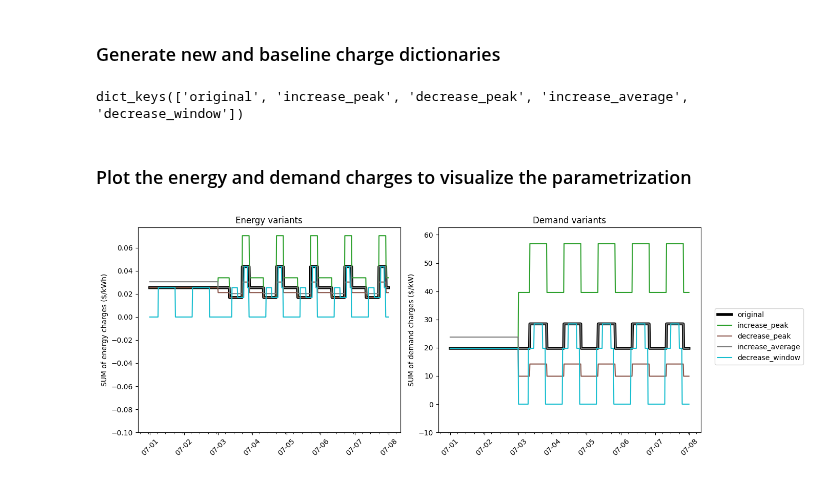
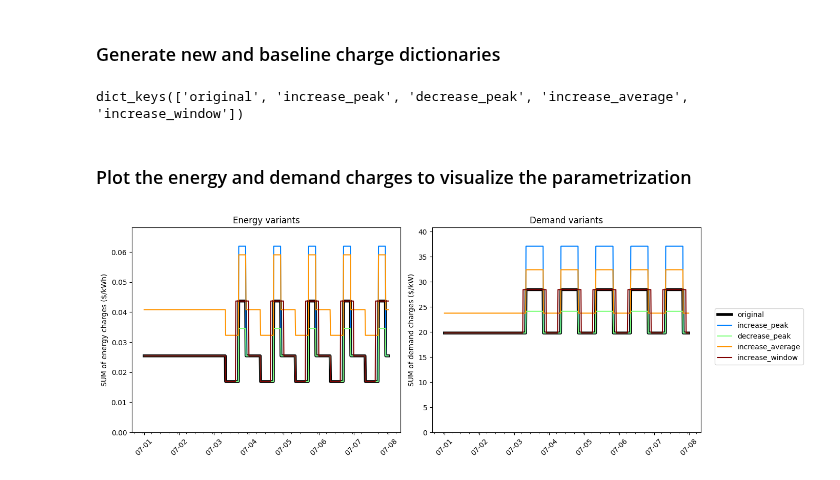
Before and after one commit to we3lab/eeco, a Jupyter notebook: examples/example_parametrize_charges.ipynb, the cells around one changed output. Saved outputs shown, nothing was run; the diff lists cells and outputs as text; code cells hidden in the pictures.

```diff
--- a/examples/example_parametrize_charges.ipynb
+++ b/examples/example_parametrize_charges.ipynb
@@ -28,37 +28,24 @@ variants = [
     {
         'peak_demand_ratio': 2.0,
         'peak_energy_ratio': 2.0,
-        'average_demand_ratio': 1.0,
-        'average_energy_ratio': 1.0,
-        'peak_window_size_ratio': 1.0,
         'name': 'increase_peak'
     },
     # Half peak charges
     {
         'peak_demand_ratio': 0.5,
         'peak_energy_ratio': 0.5,
-        'average_demand_ratio': 1.0,
-        'average_energy_ratio': 1.0,
-        'peak_window_size_ratio': 1.0,
         'name': 'decrease_peak'
     },
     # Increased average charges
     {
-        'peak_demand_ratio': 1.0,
-        'peak_energy_ratio': 1.0,
         'average_demand_ratio': 1.2,
         'average_energy_ratio': 1.2,
-        'peak_window_size_ratio': 1.0,
         'name': 'increase_average'
     },
     # Modified peak windows
     {
-        'peak_demand_ratio': 1.0,
-        'peak_energy_ratio': 1.0,
-        'average_demand_ratio': 1.0,
-        'average_energy_ratio': 1.0,
-        'peak_window_size_ratio': 0.5,
-        'name': 'decrease_window'
+        'peak_window_expand_hours': 4.0,
+        'name': 'increase_window'
     }
 ]
 # %% [markdown]
@@ -77,7 +64,7 @@ new_tariff_dicts = costs.parametrize_charge_dict(start_dt=start_dt, end_dt=end_d
 # print to verify new tariffs
 print(new_tariff_dicts.keys())
 # %% [output]
-dict_keys(['original', 'increase_peak', 'decrease_peak', 'increase_average', 'decrease_window'])
+dict_keys(['original', 'increase_peak', 'decrease_peak', 'increase_average', 'increase_window'])
 # %% [markdown]
 ### Plot the energy and demand charges to visualize the parametrization
 # %%
@@ -87,10 +74,10 @@ import matplotlib.dates as mdates
 # %%
 # Plot the energy costs and demand charges for each new charge dict
 fig, (ax1, ax2) = plt.subplots(1, 2, figsize=(12, 5))
-colors = plt.cm.tab10(np.linspace(0, 1, len(new_tariff_dicts)))
+colors = plt.cm.jet(np.linspace(0, 1, len(new_tariff_dicts)))
 colors[0] = (0, 0, 0, 1)
 
-max_demand_charge = 0
+max_demand_charge = 0 # for y limits
 max_energy_charge = 0
 
 # Create time index
@@ -101,37 +88,37 @@ for (variant_key, tariff_dict), color in zip(new_tariff_dicts.items(), colors):
     sum_demand_array = np.zeros(len(list(tariff_dict.values())[1]))
 
     for charge_key, charge_array in tariff_dict.items():
-        if 'electric_energy' in charge_key and charge_array.sum() > 0:
+        if 'electric_energy' in charge_key:
             sum_energy_array += charge_array
-        elif 'electric_demand' in charge_key and charge_array.sum() > 0:
+        elif 'electric_demand' in charge_key:
             sum_demand_array += charge_array
 
     if variant_key == 'original':
         ax1.plot(time_index, sum_energy_array, color=color, label=variant_key, linewidth=4)
         ax2.plot(time_index, sum_demand_array, color=color, linewidth=4)
     else:
         ax1.plot(time_index, sum_energy_array, color=color, label=variant_key)
         ax2.plot(time_index, sum_demand_array, color=color)
 
     max_demand_charge = max(max_demand_charge, sum_demand_array.max())
     max_energy_charge = max(max_energy_charge, sum_energy_array.max())
 
 # Format x-axis
 for ax in [ax1, ax2]:
     ax.xaxis.set_major_locator(mdates.DayLocator())
     ax.xaxis.set_major_formatter(mdates.DateFormatter('%m-%d'))
     ax.xaxis.set_minor_locator(mdates.HourLocator(interval=6))
     plt.setp(ax.xaxis.get_majorticklabels(), rotation=45)
 
-ax1.set_ylim(-0.1, 1.1*max_energy_charge)
-ax2.set_ylim(-10, 1.1*max_demand_charge)
+ax1.set_ylim(0.0, 1.1*max_energy_charge)
+ax2.set_ylim(0.0, 1.1*max_demand_charge)
 ax1.set_ylabel('SUM of energy charges ($/kWh)')
 ax2.set_ylabel('SUM of demand charges ($/kW)')
 ax1.set_title('Energy variants')
 ax2.set_title('Demand variants')
 
 fig.legend(bbox_to_anchor=(1.01, 0.5), loc='center left', borderaxespad=0.)
 plt.tight_layout()
 plt.tight_layout()
 # %% [output]
-[figure, old version]
+[figure, new version]
```
Also changed, not shown: parts of 1 cell of this notebook, 2 other files.
